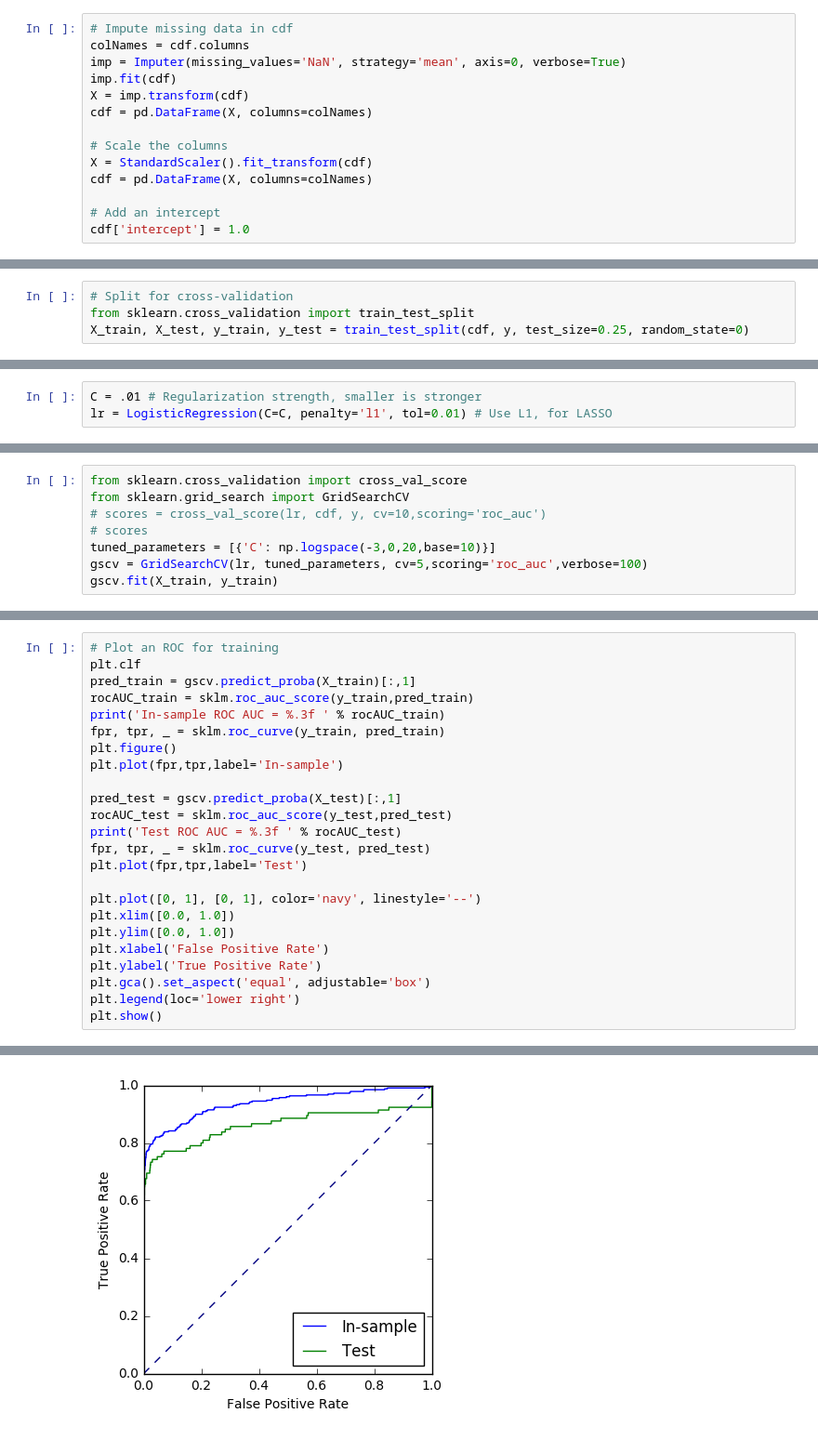
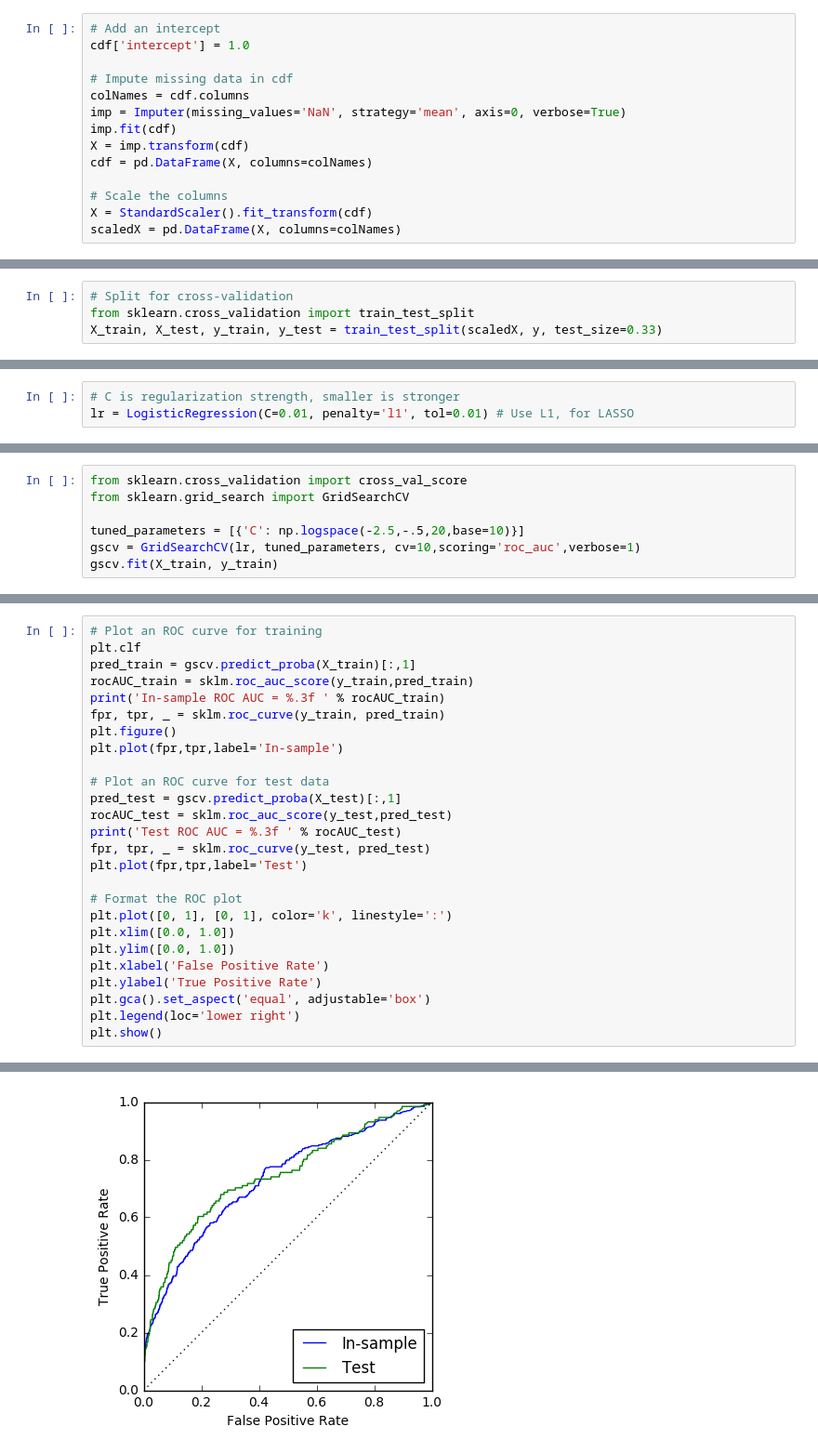
Before and after one commit to joebell/NSQIP, a Jupyter notebook: NSQIP - Lasso Regression.ipynb, the cells around one changed output, grey strips where cells are left out. Shown at 93% size. Saved outputs shown, nothing was run; the diff lists cells and outputs as text.

Commit message:
Added comments, references for bootstrapping LASSO estimators

```diff
--- a/NSQIP - Lasso Regression.ipynb
+++ b/NSQIP - Lasso Regression.ipynb
@@ -57,4 +70,7 @@ Dropped some variables:
 # %%
+# Add an intercept
+cdf['intercept'] = 1.0
+
 # Impute missing data in cdf
 colNames = cdf.columns
 imp = Imputer(missing_values='NaN', strategy='mean', axis=0, verbose=True)
@@ -64,7 +80,4 @@ cdf = pd.DataFrame(X, columns=colNames)
 
 # Scale the columns
 X = StandardScaler().fit_transform(cdf)
-cdf = pd.DataFrame(X, columns=colNames)
-
-# Add an intercept
-cdf['intercept'] = 1.0
+scaledX = pd.DataFrame(X, columns=colNames)
@@ -71,4 +86,4 @@ cdf['intercept'] = 1.0
 # %%
 # Split for cross-validation
 from sklearn.cross_validation import train_test_split
-X_train, X_test, y_train, y_test = train_test_split(cdf, y, test_size=0.25, random_state=0)
+X_train, X_test, y_train, y_test = train_test_split(scaledX, y, test_size=0.33)
@@ -75,3 +92,3 @@ X_train, X_test, y_train, y_test = train_test_split(cdf, y, test_size=0.25, rand
 # %%
-C = .01 # Regularization strength, smaller is stronger
-lr = LogisticRegression(C=C, penalty='l1', tol=0.01) # Use L1, for LASSO
+# C is regularization strength, smaller is stronger
+lr = LogisticRegression(C=0.01, penalty='l1', tol=0.01) # Use L1, for LASSO
@@ -78,9 +97,8 @@ lr = LogisticRegression(C=C, penalty='l1', tol=0.01) # Use L1, for LASSO
 # %%
 from sklearn.cross_validation import cross_val_score
 from sklearn.grid_search import GridSearchCV
-# scores = cross_val_score(lr, cdf, y, cv=10,scoring='roc_auc')
-# scores
-tuned_parameters = [{'C': np.logspace(-3,0,20,base=10)}]
-gscv = GridSearchCV(lr, tuned_parameters, cv=5,scoring='roc_auc',verbose=100)
+
+tuned_parameters = [{'C': np.logspace(-2.5,-.5,20,base=10)}]
+gscv = GridSearchCV(lr, tuned_parameters, cv=10,scoring='roc_auc',verbose=1)
 gscv.fit(X_train, y_train)
 # %% [output]
@@ -129,5 +138,5 @@ plt.show()
 # %%
-# Plot an ROC for training
+# Plot an ROC curve for training
 plt.clf
 pred_train = gscv.predict_proba(X_train)[:,1]
 rocAUC_train = sklm.roc_auc_score(y_train,pred_train)
@@ -136,13 +145,15 @@ fpr, tpr, _ = sklm.roc_curve(y_train, pred_train)
 plt.figure()
 plt.plot(fpr,tpr,label='In-sample')
 
+# Plot an ROC curve for test data
 pred_test = gscv.predict_proba(X_test)[:,1]
 rocAUC_test = sklm.roc_auc_score(y_test,pred_test)
 print('Test ROC AUC = %.3f ' % rocAUC_test)
 fpr, tpr, _ = sklm.roc_curve(y_test, pred_test)
 plt.plot(fpr,tpr,label='Test')
 
-plt.plot([0, 1], [0, 1], color='navy', linestyle='--')
+# Format the ROC plot
+plt.plot([0, 1], [0, 1], color='k', linestyle=':')
 plt.xlim([0.0, 1.0])
 plt.ylim([0.0, 1.0])
 plt.xlabel('False Positive Rate')
@@ -156 +167 @@ Test ROC AUC = 0.862
-[figure, old version]
+[figure, new version]
```
Also changed, not shown: parts of 18 cells of this notebook, 1 other file.
